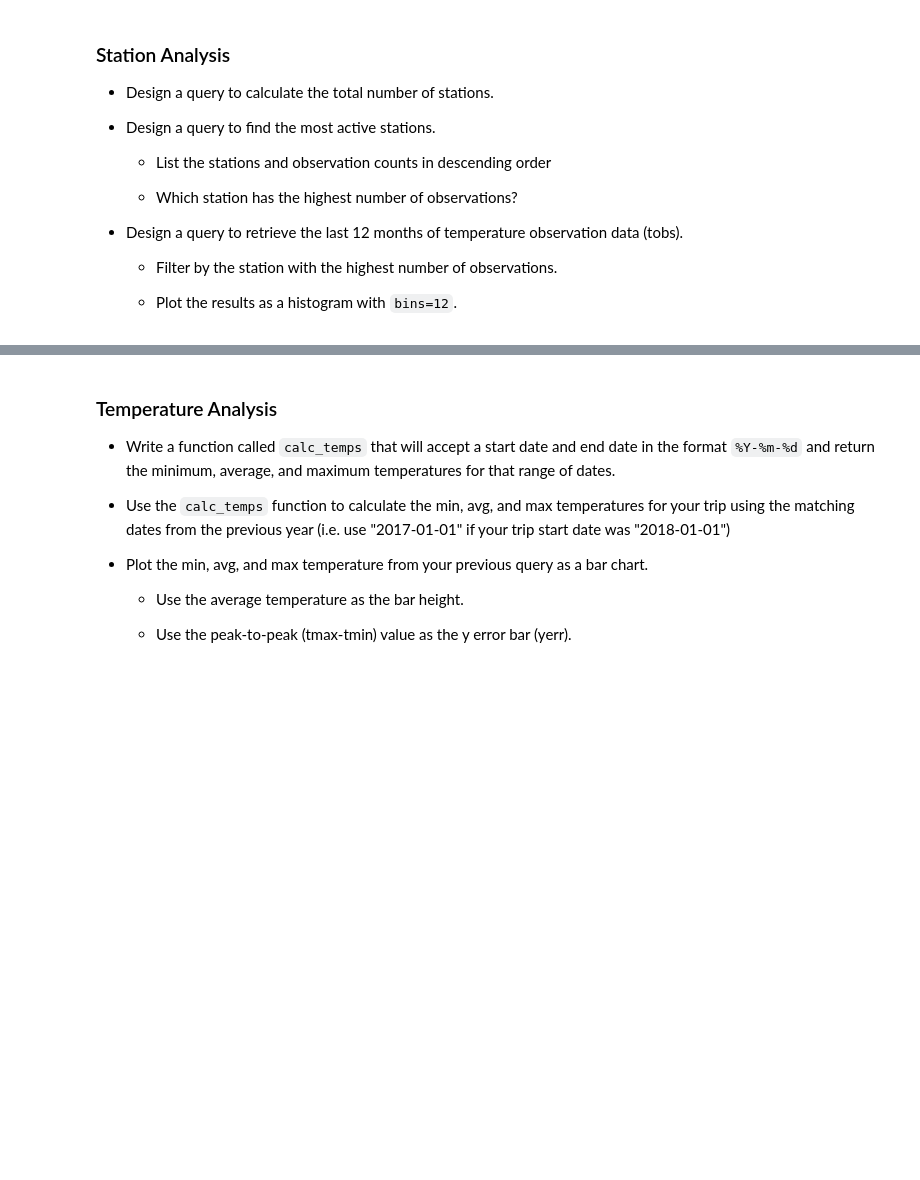
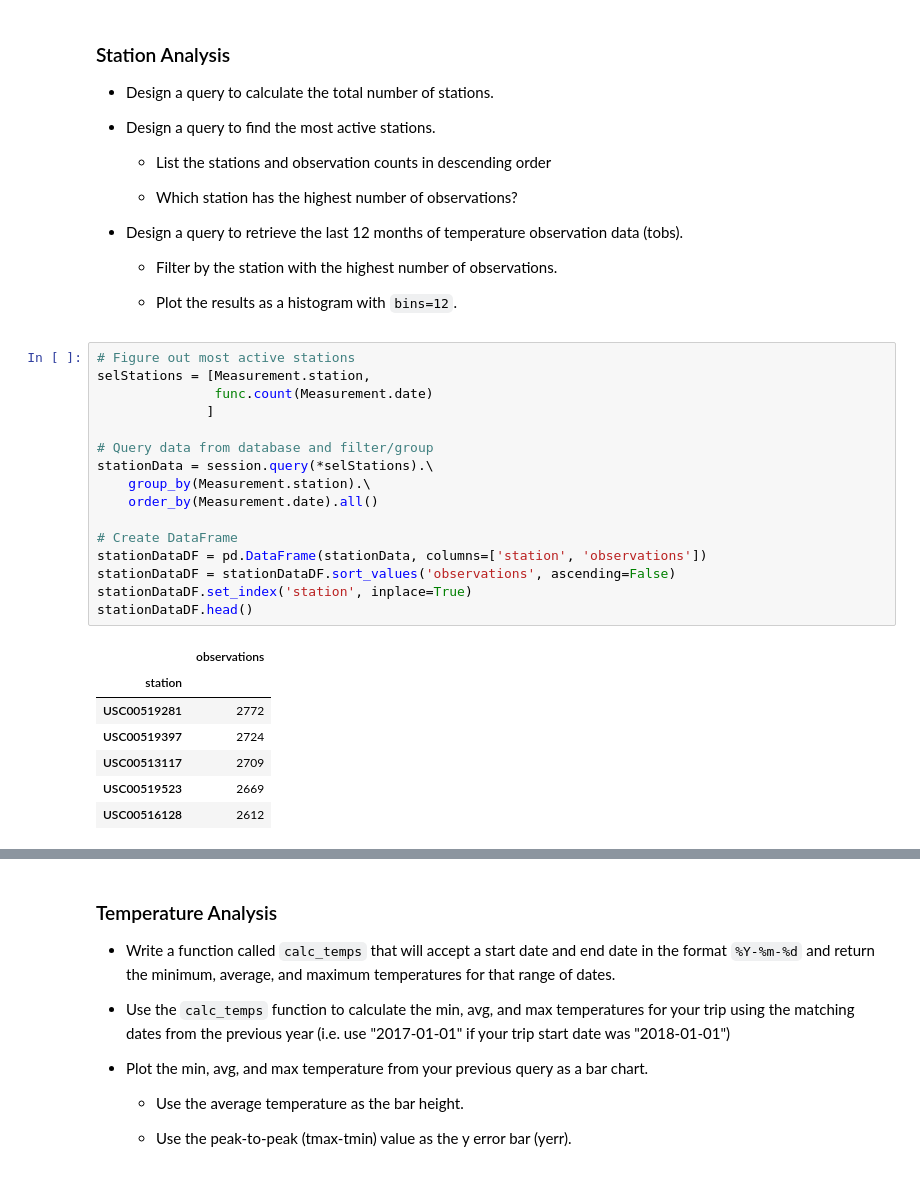
Before and after one commit to thenups/hawaii-climate-analysis-advanced-sql, a Jupyter notebook: climate_analysis.ipynb, the cells around one changed output, grey strips where cells are left out. Drawn from its saved outputs; the diff is of its cells as text; blank space fills up the shorter version.

```diff
--- a/climate_analysis.ipynb
+++ b/climate_analysis.ipynb
@@ -102,3 +143,27 @@ may_averages
   * Filter by the station with the highest number of observations.
 
   * Plot the results as a histogram with `bins=12`.
+# %%
+# Figure out most active stations
+selStations = [Measurement.station,
+               func.count(Measurement.date)
+              ]
+
+# Query data from database and filter/group
+stationData = session.query(*selStations).\
+    group_by(Measurement.station).\
+    order_by(Measurement.date).all()
+
+# Create DataFrame
+stationDataDF = pd.DataFrame(stationData, columns=['station', 'observations'])
+stationDataDF = stationDataDF.sort_values('observations', ascending=False)
+stationDataDF.set_index('station', inplace=True)
+stationDataDF.head()
+# %% [output]
+|  | observations |
+| station |  |
+| USC00519281 | 2772 |
+| USC00519397 | 2724 |
+| USC00513117 | 2709 |
+| USC00519523 | 2669 |
+| USC00516128 | 2612 |
```
Also changed, not shown: parts of 13 cells of this notebook, 2 other files.
